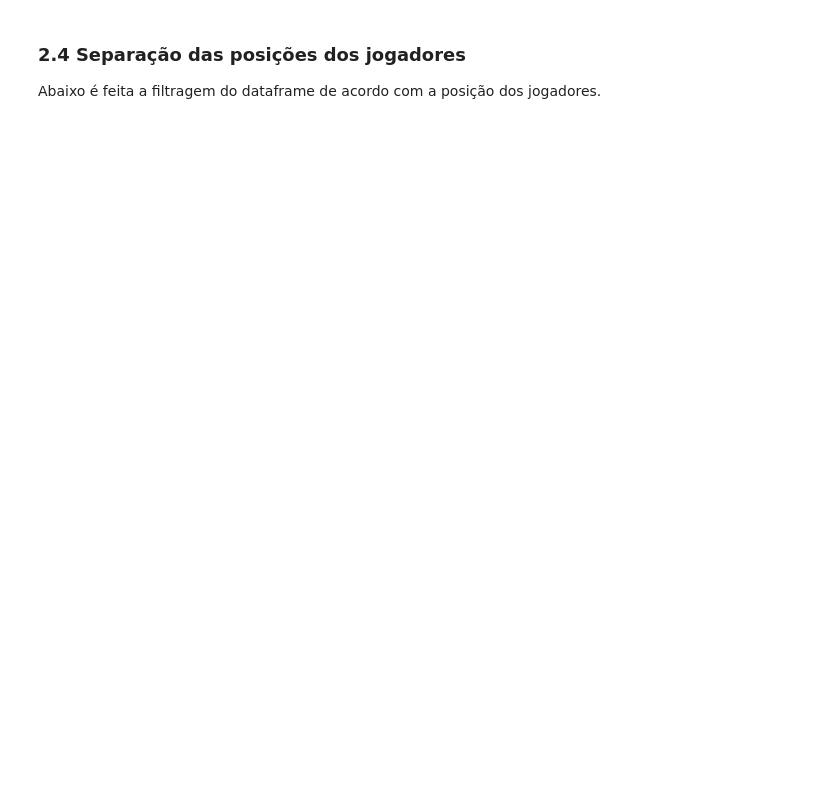
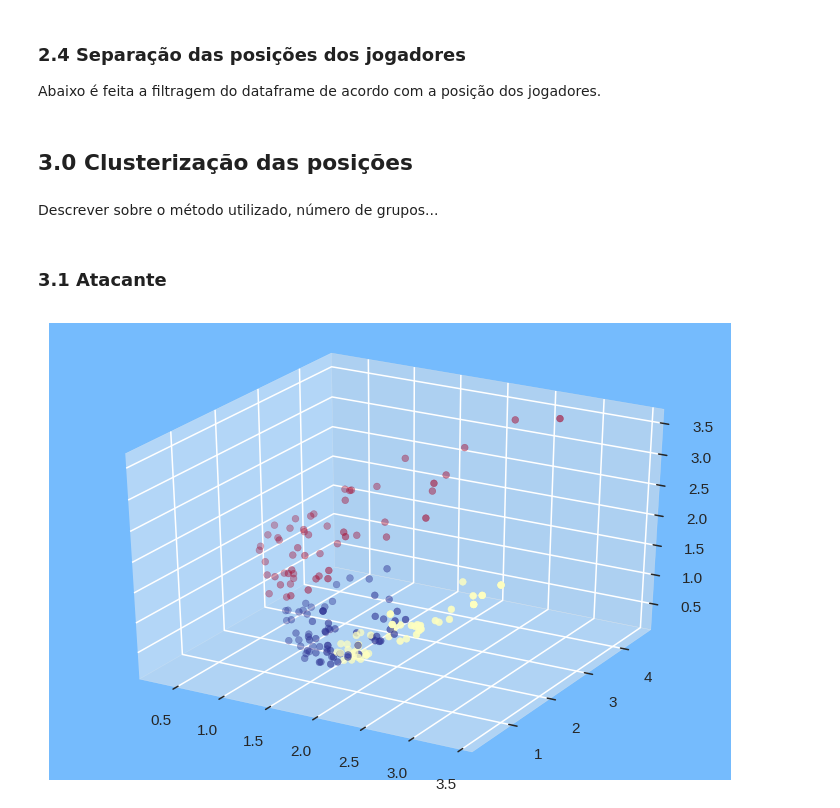
Before and after one commit to AndressaStefany/ClusteringAndCaRtola, a Jupyter notebook: Clustering.ipynb, the cells around one changed output. Cells and saved outputs as stored; diff of their text form; code cells hidden in the pictures; blank space fills up the shorter version.

Commit message:
CLusterização das posições

```diff
--- a/Clustering.ipynb
+++ b/Clustering.ipynb
@@ -160,0 +137,45 @@ dados_gol = dados[dados['Posicao']=='gol']
+# %%
+dados_meia = df_mean[df_mean['Posicao']=='mei']
+dados_meia = dados_meia[['AtletaID','Pontos','FS','PE','A','G','I','RB','FC','CA','CV']]
+
+dados_atacante = df_mean[df_mean['Posicao']=='ata']
+dados_atacante = dados_atacante[['AtletaID','Pontos','FS','PE','A','FT','FF','G','I','RB','CA','CV']]
+
+dados_lateral = df_mean[df_mean['Posicao']=='lat']
+dados_lateral = dados_lateral[['AtletaID','Pontos','FS','PE','A','G','I','RB','FC','CA','CV']]
+
+dados_zaga = df_mean[df_mean['Posicao']=='zag']
+dados_zaga = dados_zaga[['AtletaID','Pontos','PE','G','RB','FC','CA','CV']]
+
+dados_gol = df_mean[df_mean['Posicao']=='gol']
+# dados_gol = dados_gol[['AtletaID','Pontos','FD','SG','DD','DP','GS']]
+# %% [markdown]
+## 3.0 Clusterização das posições
+# %% [markdown]
+Descrever sobre o método utilizado, número de grupos...
+# %%
+from sklearn.metrics.pairwise import euclidean_distances
+from sklearn.cluster import KMeans
+import matplotlib.pyplot as plt
+from mpl_toolkits.mplot3d import Axes3D
+
+kmeans_model = KMeans(n_clusters=3, random_state=1)
+# %% [markdown]
+### 3.1 Atacante
+# %%
+distancias_ata = kmeans_model.fit_transform(dados_atacante.iloc[:,2:])
+
+labels = kmeans_model.labels_
+
+fig = plt.figure(dpi=110)
+ax = fig.add_subplot(111, projection='3d')
+ax.set_facecolor('xkcd:sky blue')
+
+xs = distancias_ata[:,0]
+ys = distancias_ata[:,1]
+zs = distancias_ata[:,2]
+ax.scatter(xs, ys, zs, c=labels, cmap="RdYlBu")
+
+plt.show()
+# %% [output]
+[figure, added]
```
Also changed, not shown: parts of 15 cells of this notebook.
